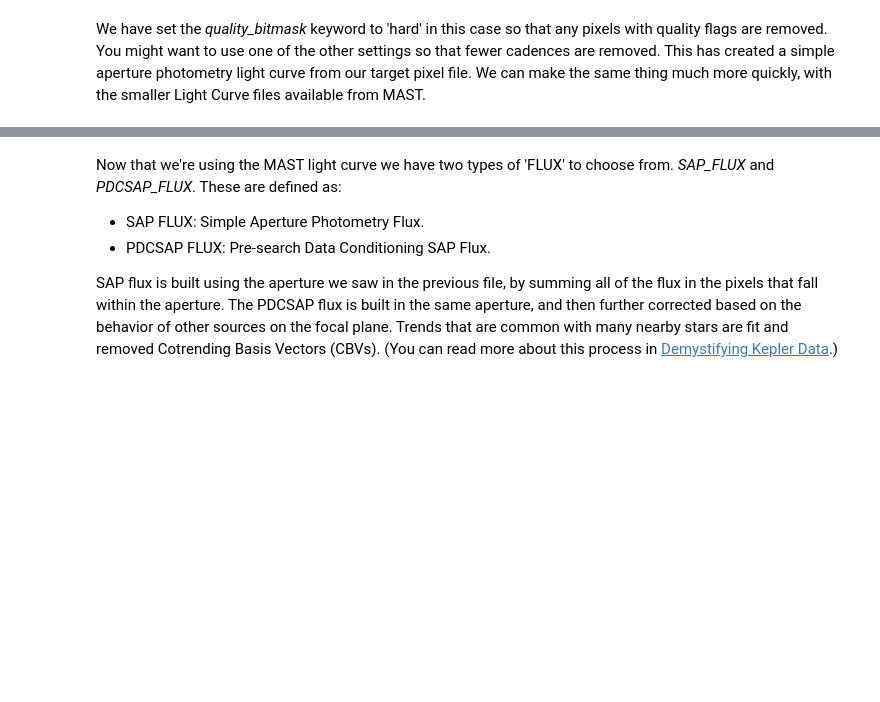
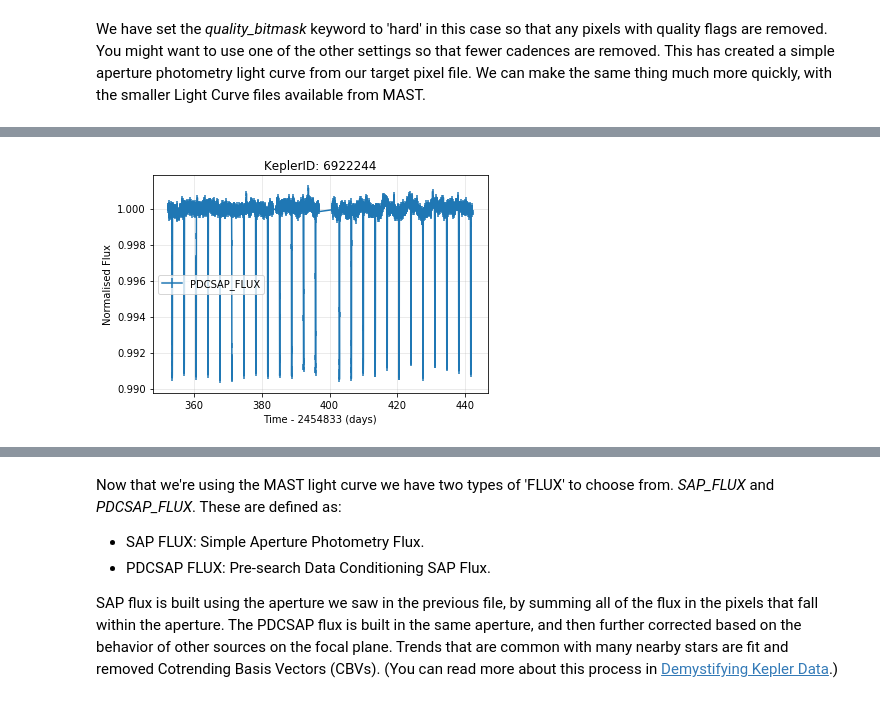
Before and after one commit to christinahedges/k2torials, a Jupyter notebook: notebooks/01.03-Investigating-LC-Files.ipynb, the cells around one changed output, grey strips where cells are left out. Drawn from its saved outputs; the diff is of its cells as text; code cells hidden in the pictures; blank space fills up the shorter version.

```diff
--- a/notebooks/01.03-Investigating-LC-Files.ipynb
+++ b/notebooks/01.03-Investigating-LC-Files.ipynb
@@ -38,4 +37,6 @@ lc._flux_types()
 # %%
 from pyke import lightcurve
 lc = lightcurve.KeplerLightCurveFile('data/kplr006922244-2010078095331_llc.fits',quality_mask='hard')
-#lc.plot()
+lc.plot(['PDCSAP_FLUX'],fill=False)
+# %% [output]
+[figure, added]
```
Also changed, not shown: parts of 3 cells of this notebook, 1 other file.
